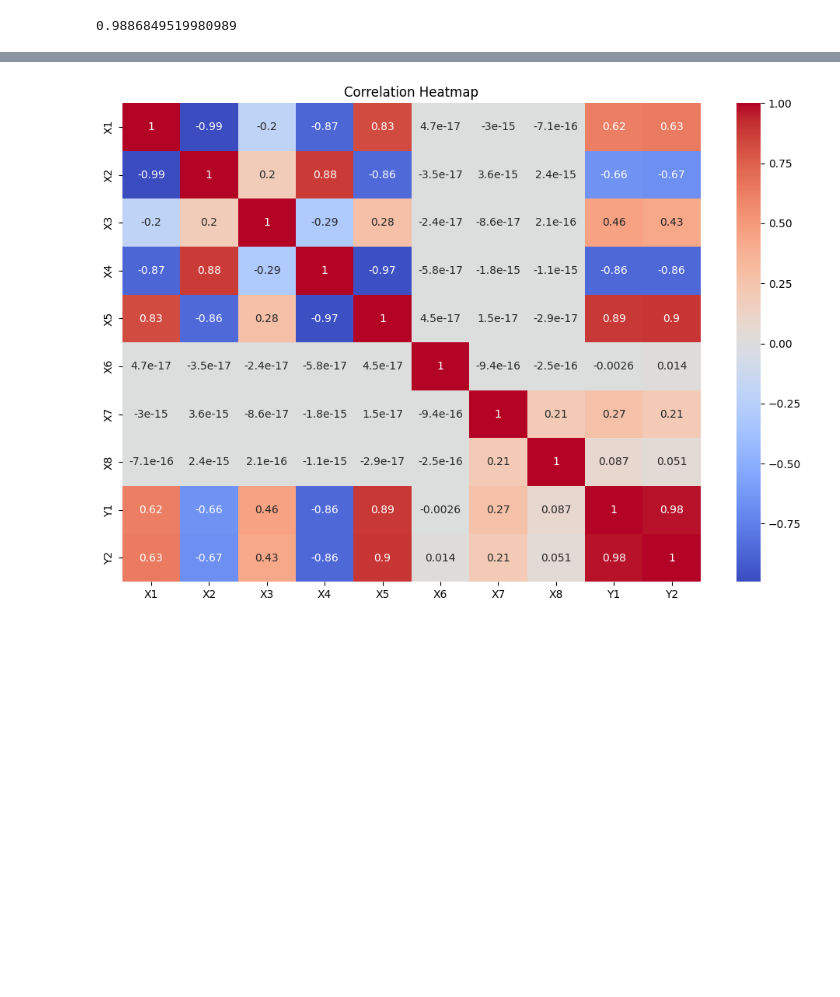
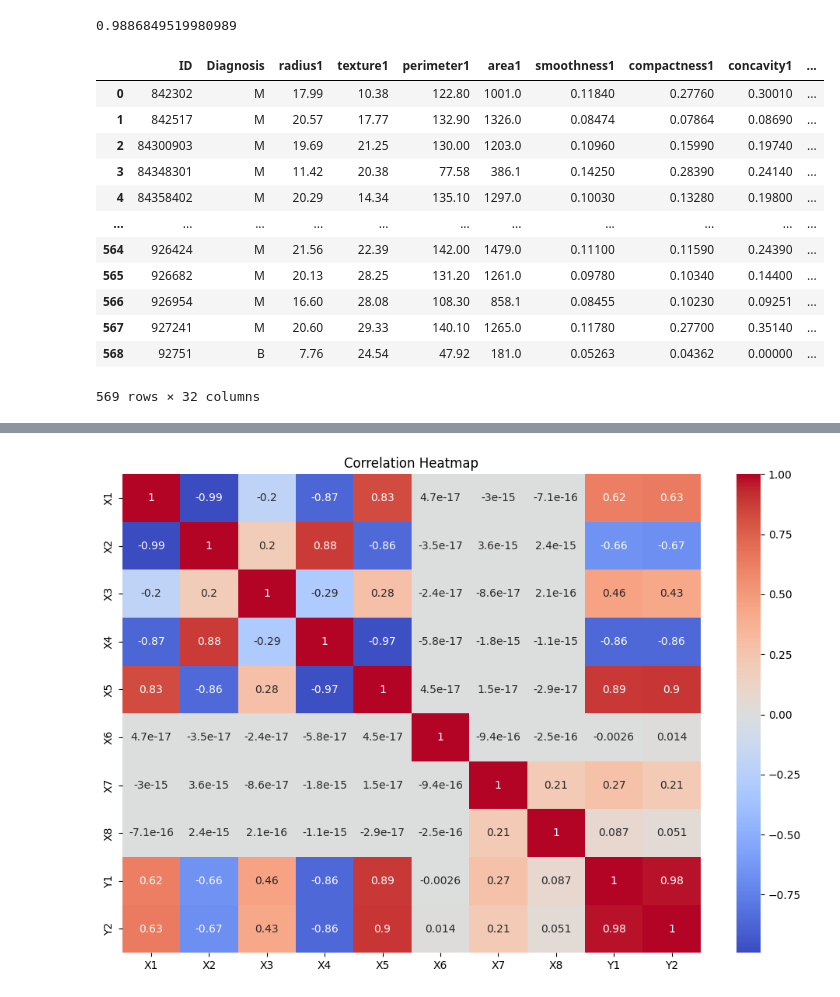
Before and after one commit to GeyzsoN/AI221, a Jupyter notebook: _gk_outputs/MEX 1/homena_mex1_test.ipynb, the cells around one changed output, grey strips where cells are left out. Cells and saved outputs as stored; diff of their text form; code cells hidden in the pictures; blank space fills up the shorter version.

```diff
--- a/_gk_outputs/MEX 1/homena_mex1_test.ipynb
+++ b/_gk_outputs/MEX 1/homena_mex1_test.ipynb
@@ -78,3 +78,31 @@ model = make_pipeline(StandardScaler(),
 model.score(X_train, y_train)
 # %% [output]
 0.9886849519980989
+# %%
+column_names = ['ID', 'Diagnosis',
+                'radius1', 'texture1', 'perimeter1', 'area1',
+                'smoothness1', 'compactness1', 'concavity1',
+                'concave_points1', 'symmetry1', 'fractal_dimension1',
+                'radius2', 'texture2', 'perimeter2', 'area2',
+                'smoothness2', 'compactness2', 'concavity2',
+                'concave_points2', 'symmetry2', 'fractal_dimension2',
+                'radius3', 'texture3', 'perimeter3', 'area3',
+                'smoothness3', 'compactness3', 'concavity3',
+                'concave_points3', 'symmetry3', 'fractal_dimension3']
+
+df = pd.read_csv('wdbc.data', header=None, names=column_names)
+df
+# %% [output]
+|  | ID | Diagnosis | radius1 | texture1 | perimeter1 | area1 | smoothness1 | compactness1 | concavity1 | ... |
+| 0 | 842302 | M | 17.99 | 10.38 | 122.80 | 1001.0 | 0.11840 | 0.27760 | 0.30010 | ... |
+| 1 | 842517 | M | 20.57 | 17.77 | 132.90 | 1326.0 | 0.08474 | 0.07864 | 0.08690 | ... |
+| 2 | 84300903 | M | 19.69 | 21.25 | 130.00 | 1203.0 | 0.10960 | 0.15990 | 0.19740 | ... |
+| 3 | 84348301 | M | 11.42 | 20.38 | 77.58 | 386.1 | 0.14250 | 0.28390 | 0.24140 | ... |
+| 4 | 84358402 | M | 20.29 | 14.34 | 135.10 | 1297.0 | 0.10030 | 0.13280 | 0.19800 | ... |
+| ... | ... | ... | ... | ... | ... | ... | ... | ... | ... | ... |
+| 564 | 926424 | M | 21.56 | 22.39 | 142.00 | 1479.0 | 0.11100 | 0.11590 | 0.24390 | ... |
+| 565 | 926682 | M | 20.13 | 28.25 | 131.20 | 1261.0 | 0.09780 | 0.10340 | 0.14400 | ... |
+| 566 | 926954 | M | 16.60 | 28.08 | 108.30 | 858.1 | 0.08455 | 0.10230 | 0.09251 | ... |
+| 567 | 927241 | M | 20.60 | 29.33 | 140.10 | 1265.0 | 0.11780 | 0.27700 | 0.35140 | ... |
+| 568 | 92751 | B | 7.76 | 24.54 | 47.92 | 181.0 | 0.05263 | 0.04362 | 0.00000 | ... |
+569 rows × 32 columns
```
Also changed, not shown: parts of 2 cells of this notebook, 5 other files.
